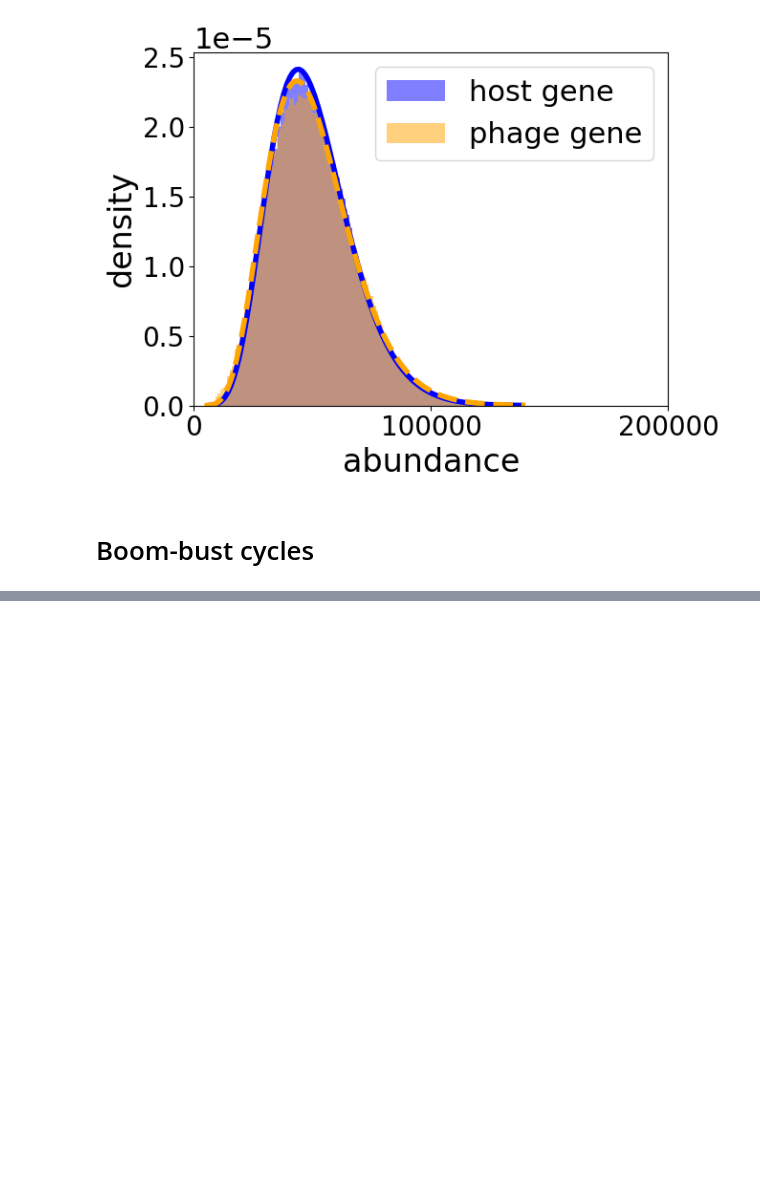
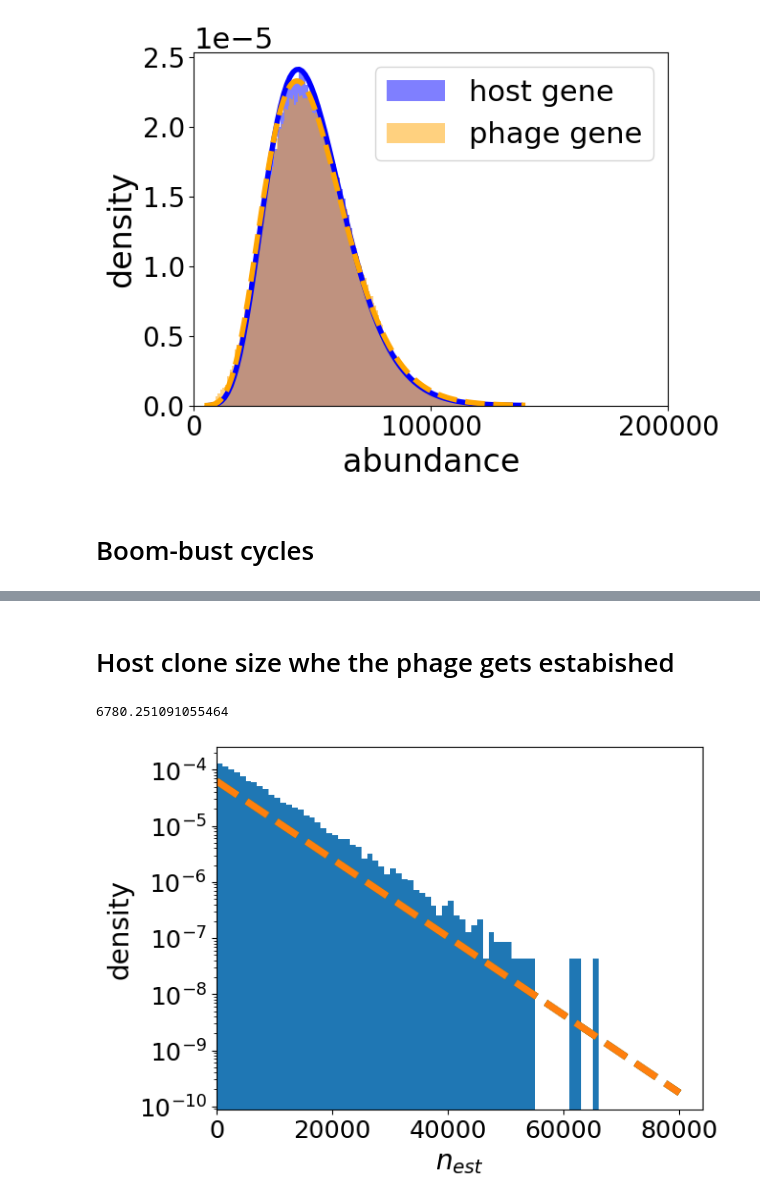
Before and after one commit to Wenping-Cui/GeneTransfer, a Jupyter notebook: ManyPairs_Simulation.ipynb, the cells around one changed output, grey strips where cells are left out. Cells and saved outputs as stored; diff of their text form; code cells hidden in the pictures; blank space fills up the shorter version.

```diff
--- a/ManyPairs_Simulation.ipynb
+++ b/ManyPairs_Simulation.ipynb
@@ -303,0 +322,20 @@ plt.savefig("manypairsHost.pdf", dpi=150, bbox_inches="tight")
+# %% [markdown]
+# Host clone size whe the phage gets estabished
+# %%
+estab_size = find_establishment_size(TimeSeries_genotype_host, TimeSeries_genotype_phage)
+println(mean(estab_size))
+plt.hist(estab_size, bins=0:1000:8*10^4, density=true)
+plt.yscale("log")
+plt.xlim(left=0)
+plt.ylabel("density", fontsize=20)
+plt.xlabel(L"$n_{est}$", fontsize=20)
+plt.plot(0:1000:8*10^4, 10^-4.2 .* exp.(-collect(0:1000:8*10^4).*((1+args["rprop"])*r)), color="tab:red", linewidth=5, linestyle="dashed")
+plt.plot(0:1000:8*10^4, 10^-4.2 .* exp.(-collect(0:1000:8*10^4).*((2*args["rprop"])*r)), color="tab:green", linewidth=5, linestyle="dashed")
+plt.plot(0:1000:8*10^4, 10^-4.2 .* exp.(-collect(0:1000:8*10^4).*((2)*r)), color="tab:orange", linewidth=5, linestyle="dashed")
+plt.yticks(fontsize=18)
+plt.xticks(fontsize=18)
+plt.xticks(0:2*10^4:8*10^4)
+plt.savefig("host_est_size.pdf", dpi=150, bbox_inches="tight", transparent=true)
+# %% [output]
+6780.251091055464
+[figure, added]
```
Also changed, not shown: parts of 2 cells of this notebook, 16 other files.
